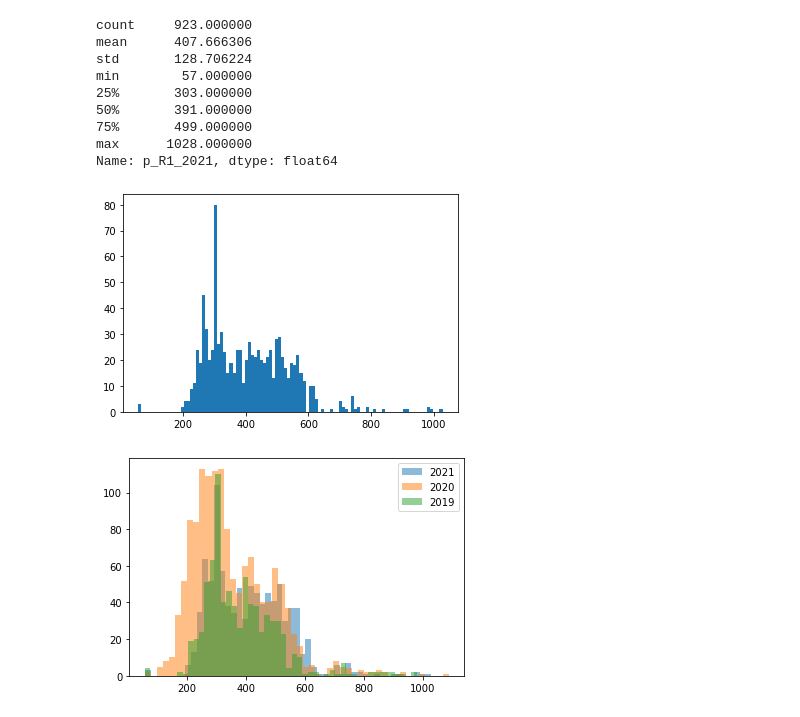
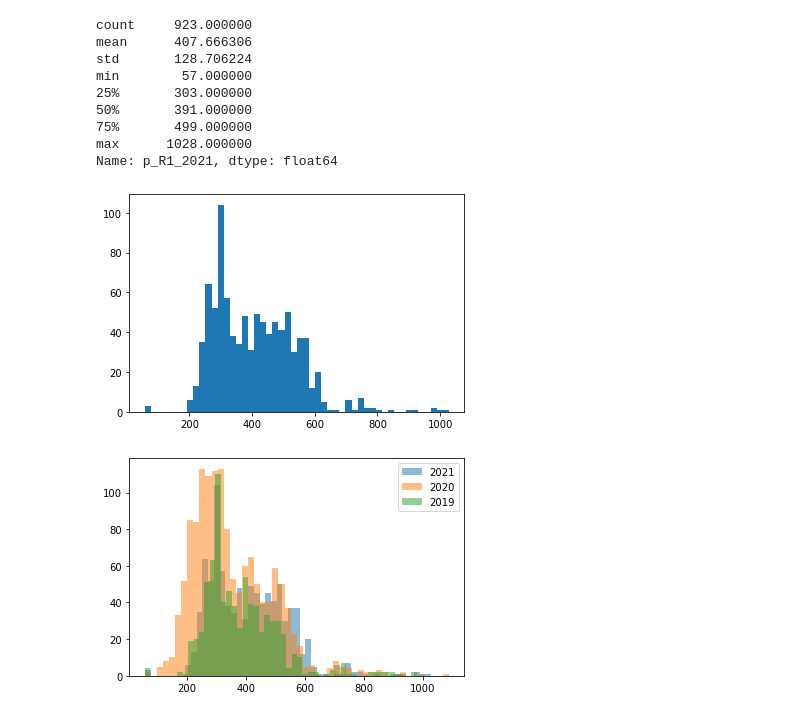
Before and after one commit to DracoNibilis/CAO_Points_Analysis, a Jupyter notebook: cao.ipynb, the cells around one changed output. Saved outputs shown, nothing was run; the diff lists cells and outputs as text; code cells hidden in the pictures.

```diff
--- a/cao.ipynb
+++ b/cao.ipynb
@@ -1375,10 +1376,10 @@ max      1028.000000
 Name: p_R1_2021, dtype: float64
 # %%
 # Plot first column 2021.
-plt.hist(c_2021, bins=100)
+plt.hist(c_2021, bins=50)
 plt.show()
 # %% [output]
-[figure, old version]
+[figure, new version]
 # %%
 # Plotting compering of 2021 , 2020 , 2019.
 plt.hist(allcourses['p_R1_2021'], bins=50, alpha=0.5)
```
Also changed, not shown: parts of 7 cells of this notebook, 16 other files.
